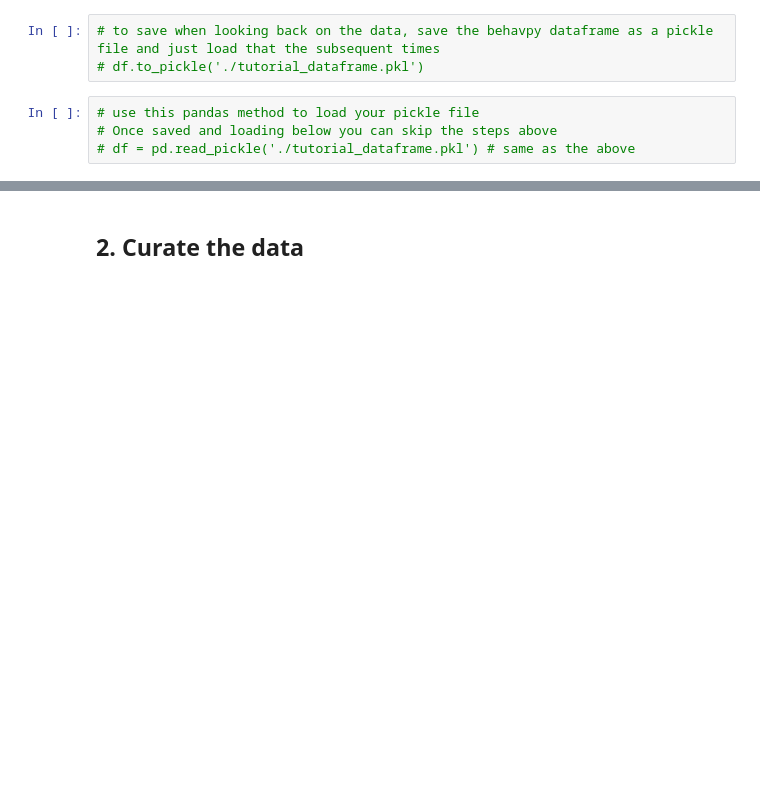
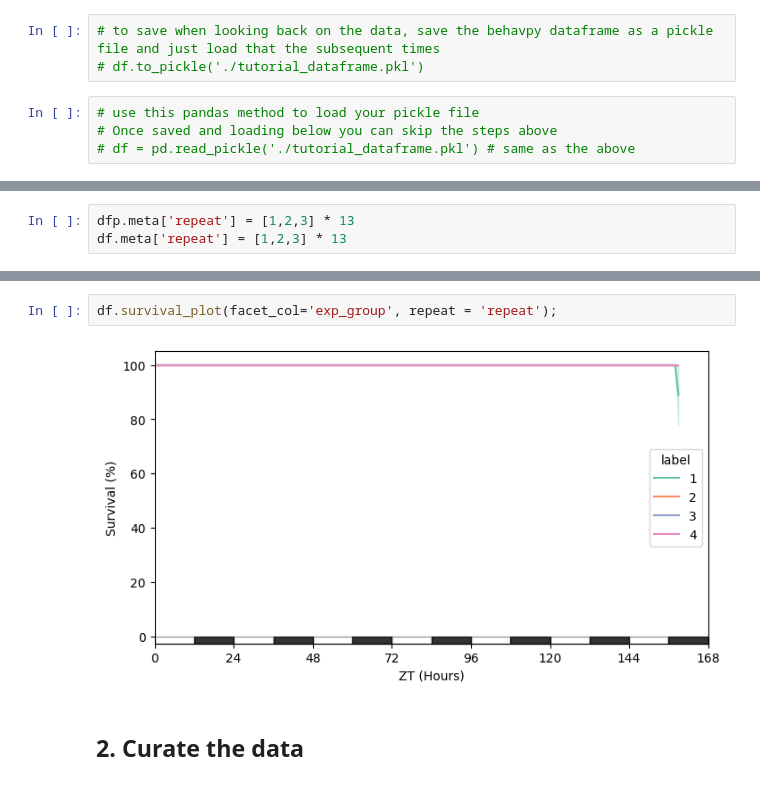
Before and after one commit to gilestrolab/ethoscopy, a Jupyter notebook: tutorial_notebook/1_Overview_tutorial.ipynb, the cells around one changed output, grey strips where cells are left out. Drawn from its saved outputs; the diff is of its cells as text; blank space fills up the shorter version.

Commit message:
survival plot for both and docstring updated

```diff
--- a/tutorial_notebook/1_Overview_tutorial.ipynb
+++ b/tutorial_notebook/1_Overview_tutorial.ipynb
@@ -54,0 +86,3 @@ df.summary(detailed = True)
+# %%
+dfp.meta['repeat'] = [1,2,3] * 13
+df.meta['repeat'] = [1,2,3] * 13
@@ -55,3 +107,7 @@ df.summary(detailed = True)
+# %%
+df.survival_plot(facet_col='exp_group', repeat = 'repeat');
+# %% [output]
+[figure, added]
 # %% [markdown]
 ## 2. Curate the data
 # %%
```
Also changed, not shown: parts of 9 cells of this notebook, 6 other files.
